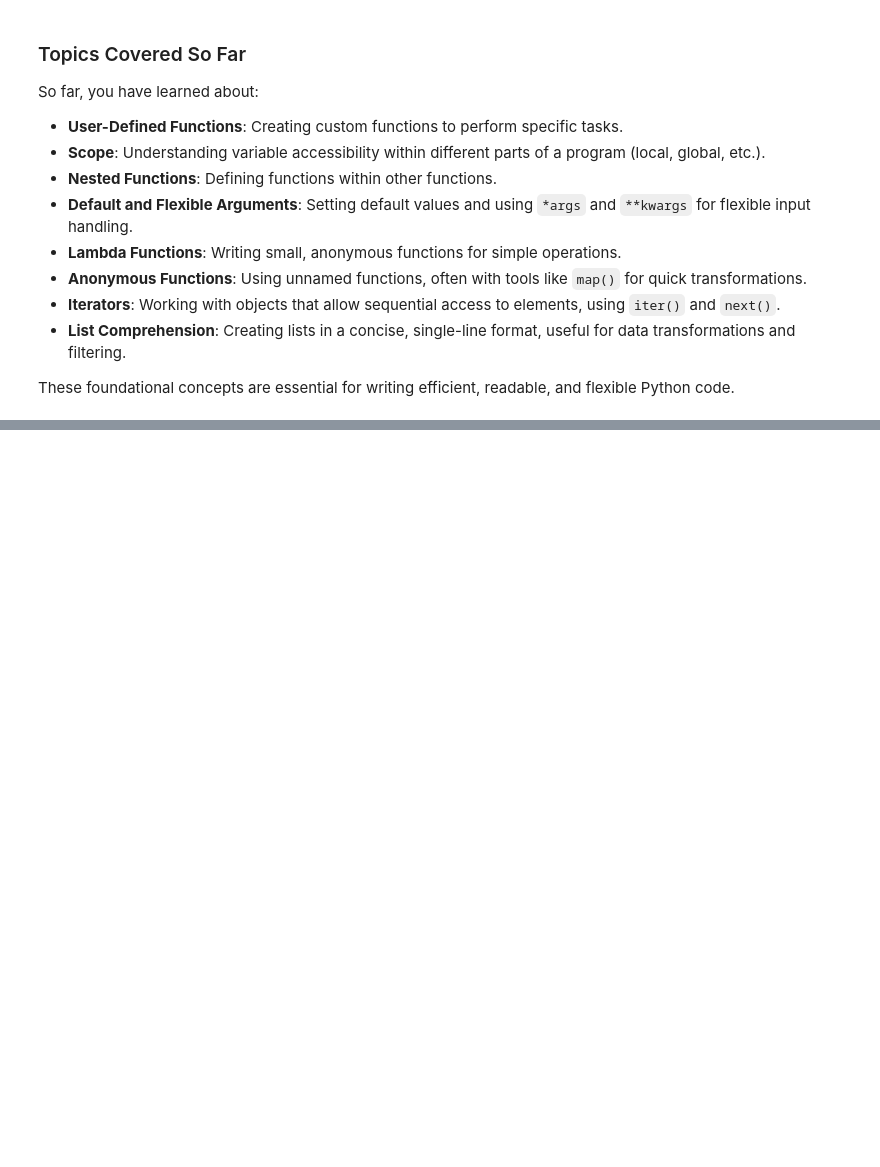
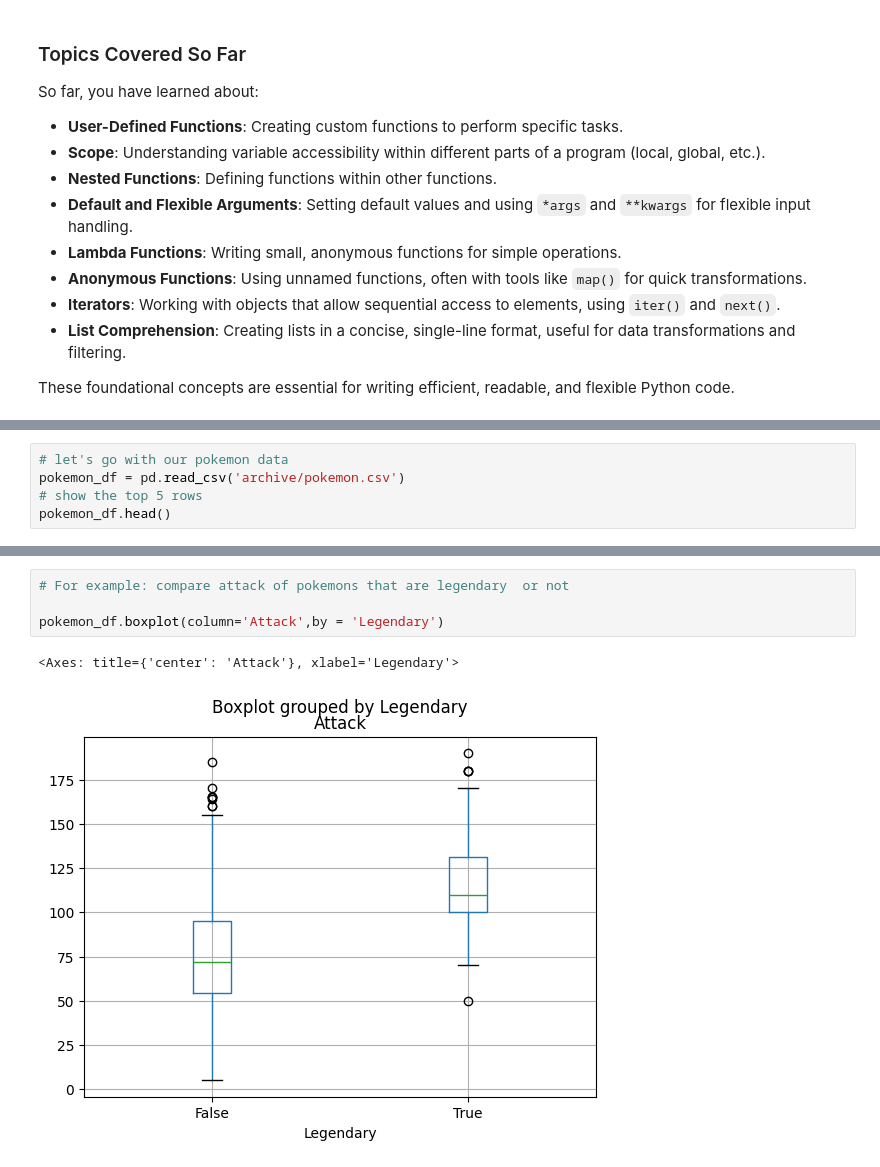
Before and after one commit to MonitSharma/reinforcement-learning-algorithms, a Jupyter notebook: prerequisite/tutorial_for_beginners.ipynb, the cells around one changed output, grey strips where cells are left out. Drawn from its saved outputs; the diff is of its cells as text; blank space fills up the shorter version.

```diff
--- a/prerequisite/tutorial_for_beginners.ipynb
+++ b/prerequisite/tutorial_for_beginners.ipynb
@@ -890,0 +903,5 @@ These foundational concepts are essential for writing efficient, readable, and f
+# %%
+# let's go with our pokemon data
+pokemon_df = pd.read_csv('archive/pokemon.csv')
+# show the top 5 rows
+pokemon_df.head()
@@ -890,0 +1063,7 @@ These foundational concepts are essential for writing efficient, readable, and f
+# %%
+# For example: compare attack of pokemons that are legendary  or not
+
+pokemon_df.boxplot(column='Attack',by = 'Legendary')
+# %% [output]
+<Axes: title={'center': 'Attack'}, xlabel='Legendary'>
+[figure, added]
```
Also changed, not shown: parts of 60 cells of this notebook.
